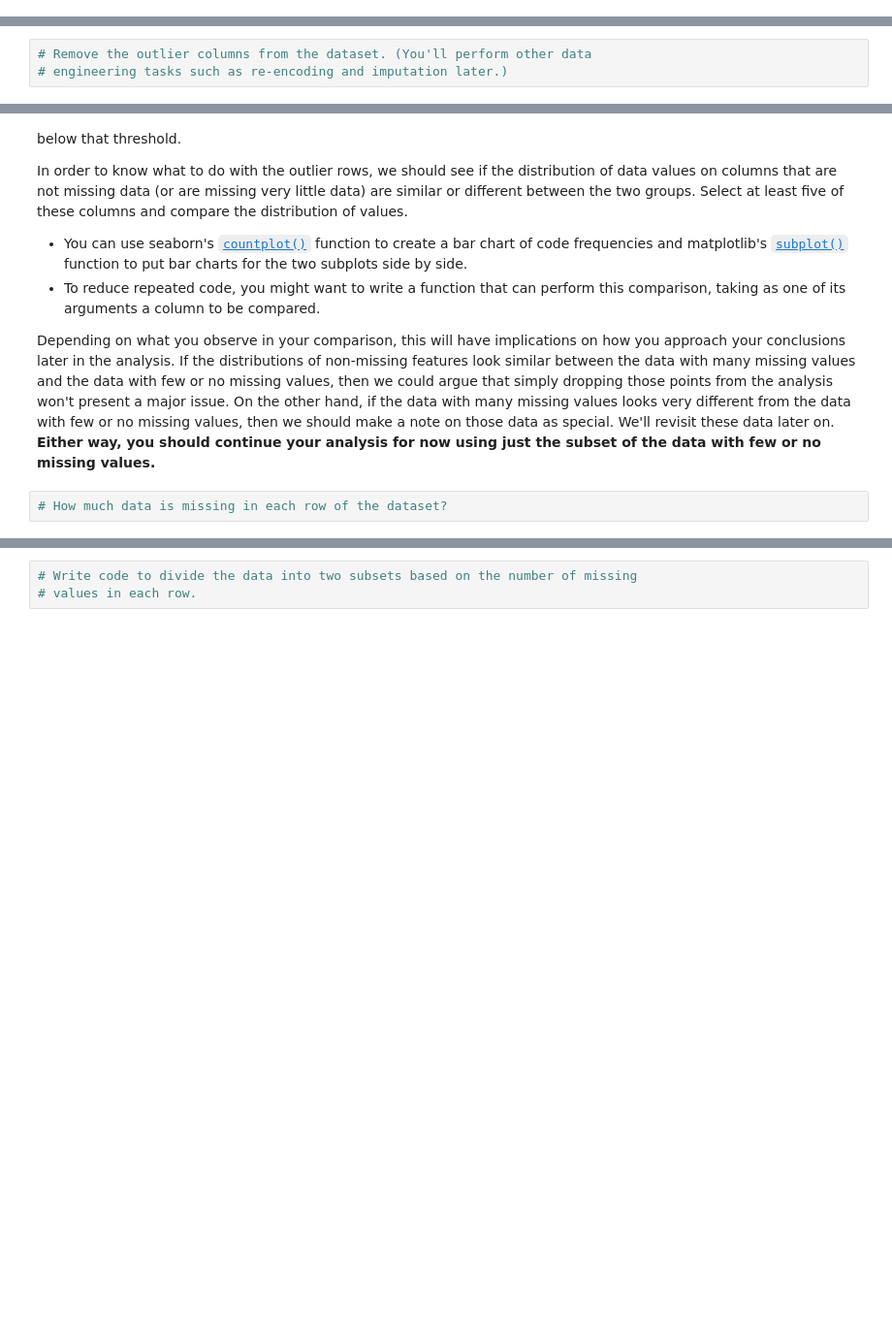
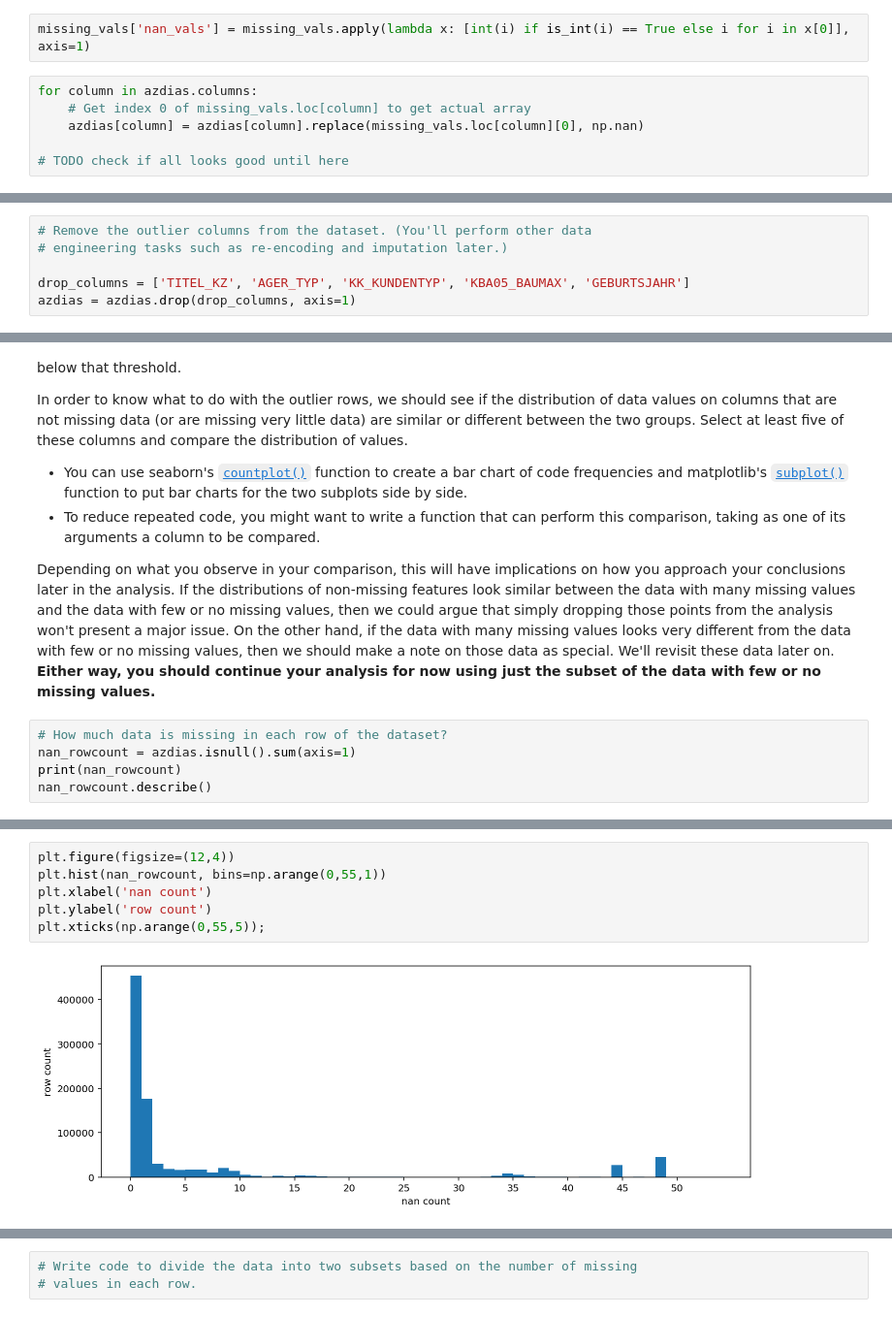
Before and after one commit to vasilkosturski/udacity-ml-intro, a Jupyter notebook: unsupervised-learning/creating-customer-segments/Identify_Customer_Segments.ipynb, the cells around one changed output, grey strips where cells are left out. Shown at 97% size. Saved outputs shown, nothing was run; the diff lists cells and outputs as text; blank space fills up the shorter version.

Commit message:
Missing data assessment started

```diff
--- a/unsupervised-learning/creating-customer-segments/Identify_Customer_Segments.ipynb
+++ b/unsupervised-learning/creating-customer-segments/Identify_Customer_Segments.ipynb
@@ -153,3 +145,11 @@ azdias_init_null
+# %%
+missing_vals['nan_vals'] = missing_vals.apply(lambda x: [int(i) if is_int(i) == True else i for i in x[0]], axis=1)
+# %%
+for column in azdias.columns:
+    # Get index 0 of missing_vals.loc[column] to get actual array
+    azdias[column] = azdias[column].replace(missing_vals.loc[column][0], np.nan)
+
+# TODO check if all looks good until here
 # %% [markdown]
 #### Step 1.1.2: Assess Missing Data in Each Column
 
@@ -164,3 +198,6 @@ For the remaining features, are there any patterns in which columns have, or sha
 # %%
 # Remove the outlier columns from the dataset. (You'll perform other data
 # engineering tasks such as re-encoding and imputation later.)
+
+drop_columns = ['TITEL_KZ', 'AGER_TYP', 'KK_KUNDENTYP', 'KBA05_BAUMAX', 'GEBURTSJAHR']
+azdias = azdias.drop(drop_columns, axis=1)
@@ -180,3 +220,6 @@ In order to know what to do with the outlier rows, we should see if the distribu
 Depending on what you observe in your comparison, this will have implications on how you approach your conclusions later in the analysis. If the distributions of non-missing features look similar between the data with many missing values and the data with few or no missing values, then we could argue that simply dropping those points from the analysis won't present a major issue. On the other hand, if the data with many missing values looks very different from the data with few or no missing values, then we should make a note on those data as special. We'll revisit these data later on. **Either way, you should continue your analysis for now using just the subset of the data with few or no missing values.**
 # %%
 # How much data is missing in each row of the dataset?
+nan_rowcount = azdias.isnull().sum(axis=1)
+print(nan_rowcount)
+nan_rowcount.describe()
@@ -182,0 +248,8 @@ Depending on what you observe in your comparison, this will have implications on
+# %%
+plt.figure(figsize=(12,4))
+plt.hist(nan_rowcount, bins=np.arange(0,55,1))
+plt.xlabel('nan count')
+plt.ylabel('row count')
+plt.xticks(np.arange(0,55,5));
+# %% [output]
+[figure, added]
```
Also changed, not shown: parts of 25 cells of this notebook.
